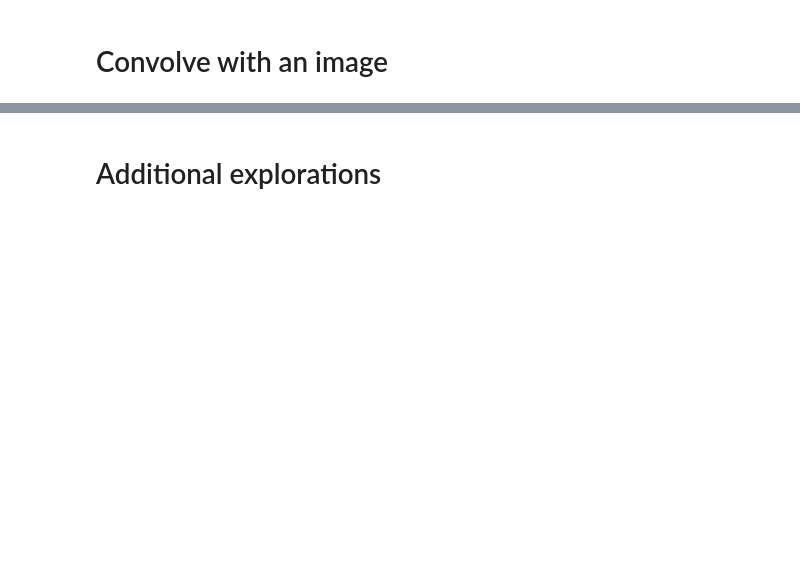
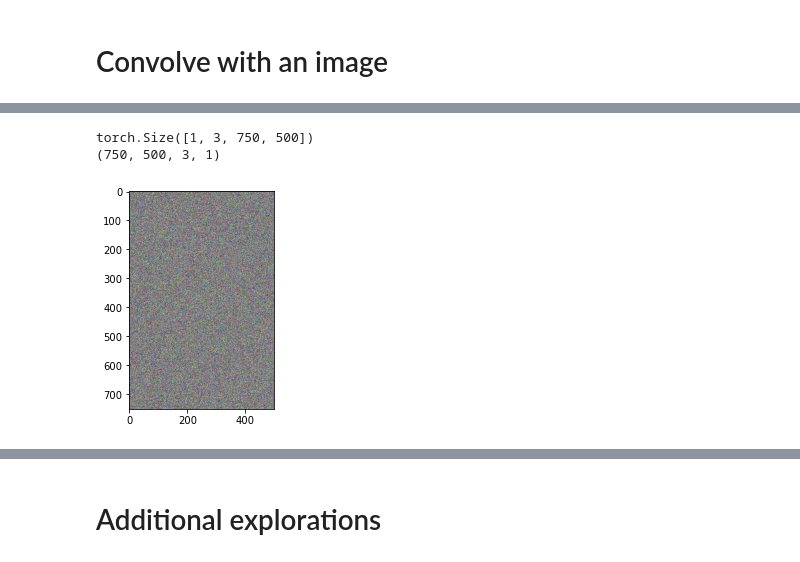
Before and after one commit to rkumar-bengaluru/data-science, a Jupyter notebook: 17-Deep-Learning/12-Convolution/DUDL_convolution_conv2.ipynb, the cells around one changed output, grey strips where cells are left out. Saved outputs shown, nothing was run; the diff lists cells and outputs as text; code cells hidden in the pictures; blank space fills up the shorter version.

```diff
--- a/17-Deep-Learning/12-Convolution/DUDL_convolution_conv2.ipynb
+++ b/17-Deep-Learning/12-Convolution/DUDL_convolution_conv2.ipynb
@@ -62,0 +96,10 @@ plt.imshow(np.squeeze(img2view));
+# %%
+img2view = img.permute(2,3,1,0).numpy()
+print(img.shape)
+print(img2view.shape)
+
+plt.imshow(np.squeeze(img2view));
+# %% [output]
+torch.Size([1, 3, 750, 500])
+(750, 500, 3, 1)
+[figure, added]
```
Also changed, not shown: parts of 9 cells of this notebook, 9 other files.
